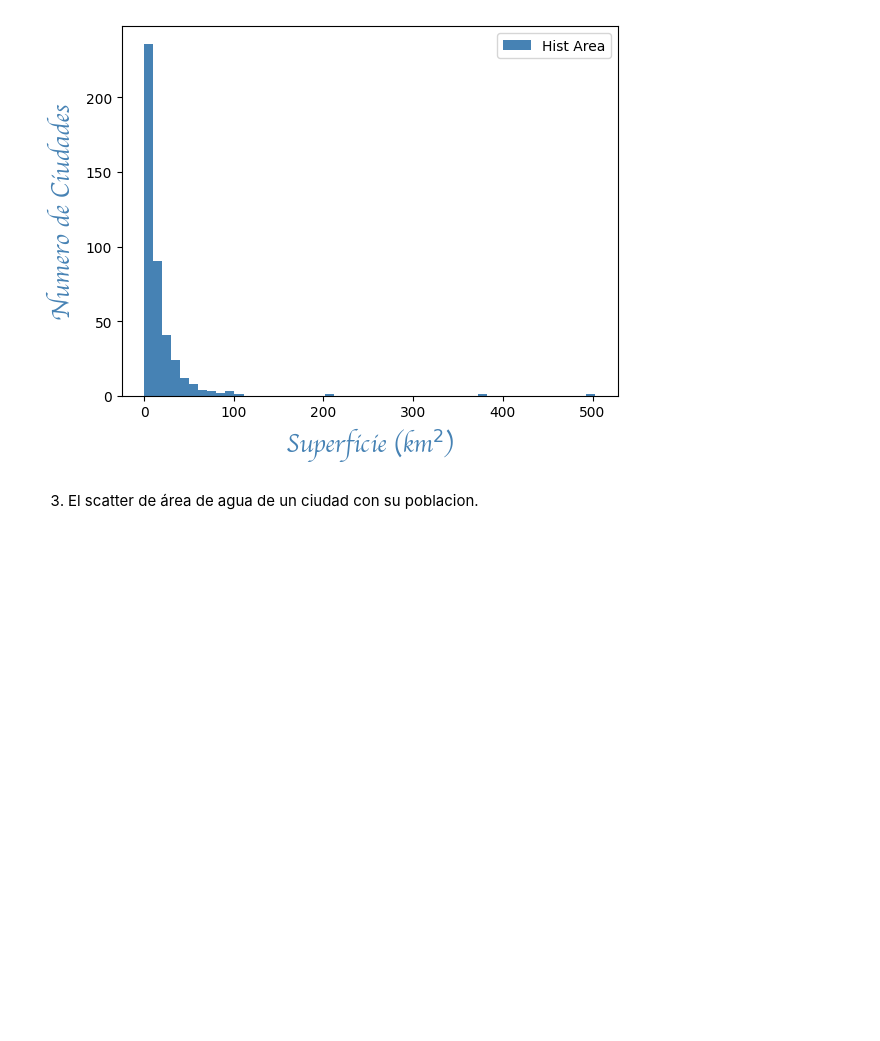
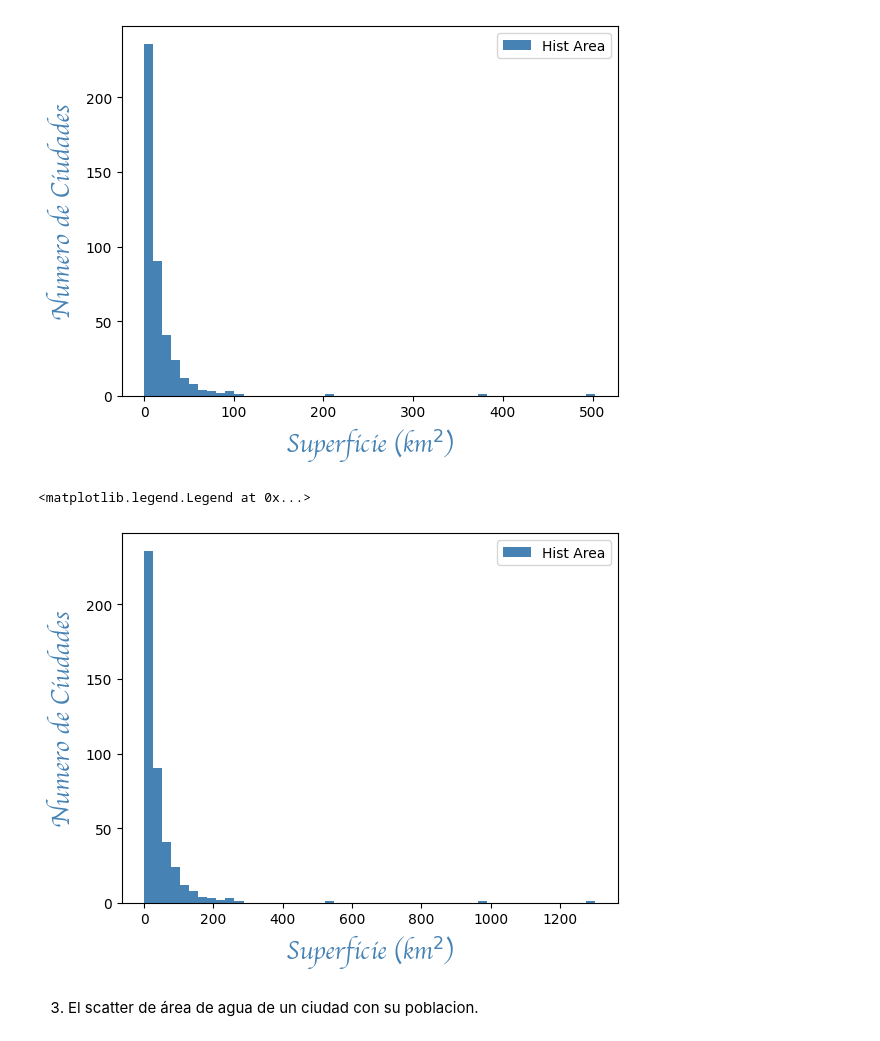
Before and after one commit to mailliwJ/ONLINE_DS_THEBRIDGE_exercises, a Jupyter notebook: 03_Analisis_de_Datos/Sprint_08/Unidad_01/Practica_Obligatoria/18_Practica_Obligatoria_Visualizacion_Basica.ipynb, the cells around one changed output. Drawn from its saved outputs; the diff is of its cells as text; code cells hidden in the pictures; blank space fills up the shorter version.

```diff
--- a/03_Analisis_de_Datos/Sprint_08/Unidad_01/Practica_Obligatoria/18_Practica_Obligatoria_Visualizacion_Basica.ipynb
+++ b/03_Analisis_de_Datos/Sprint_08/Unidad_01/Practica_Obligatoria/18_Practica_Obligatoria_Visualizacion_Basica.ipynb
@@ -142,6 +178,8 @@ areas.max()
 # %% [output]
 1302.0
 # %%
+areas = citiesDF.area_total_km2
+
 fuente = {
     'family': 'sans-serif',
     'fontname': 'Apple Chancery',
@@ -156,6 +194,16 @@ plt.legend(loc='upper right')
 # %% [output]
 <matplotlib.legend.Legend at 0x...>
 [figure]
+# %%
+fig, ax = plt.subplots()
+
+ax.hist(areas, bins=50, color='steelblue', label='Hist Area')
+ax.set_xlabel("Superficie (km$^2$)", fontdict=fuente)
+ax.set_ylabel("Numero de Ciudades", fontdict=fuente)
+ax.legend(loc='upper right')
+# %% [output]
+<matplotlib.legend.Legend at 0x...>
+[figure, added]
 # %% [markdown]
 3. El scatter de área de agua de un ciudad con su poblacion.
 # %%
```
Also changed, not shown: parts of 6 cells of this notebook, 2 other files.
